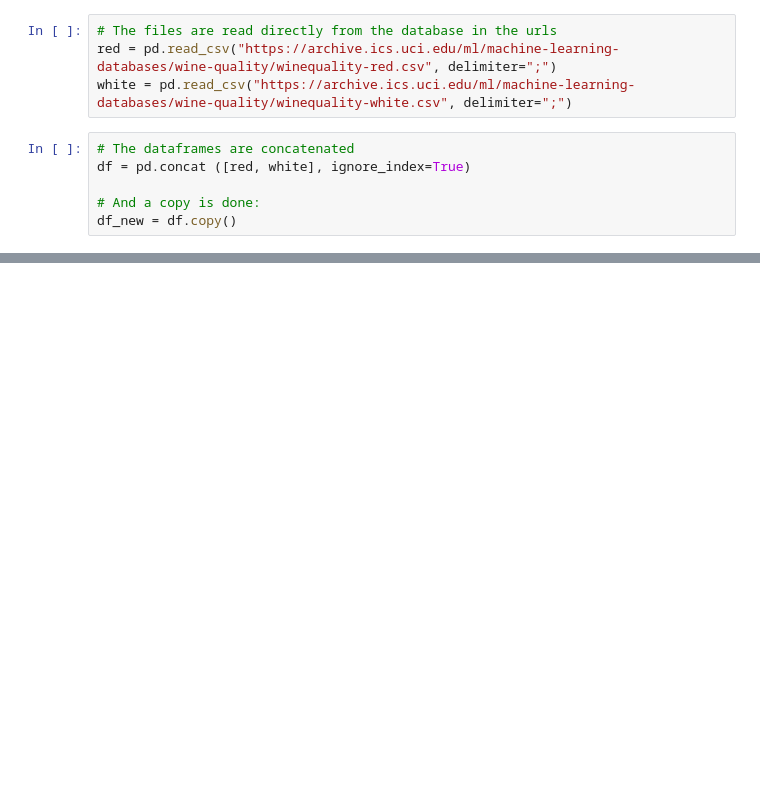
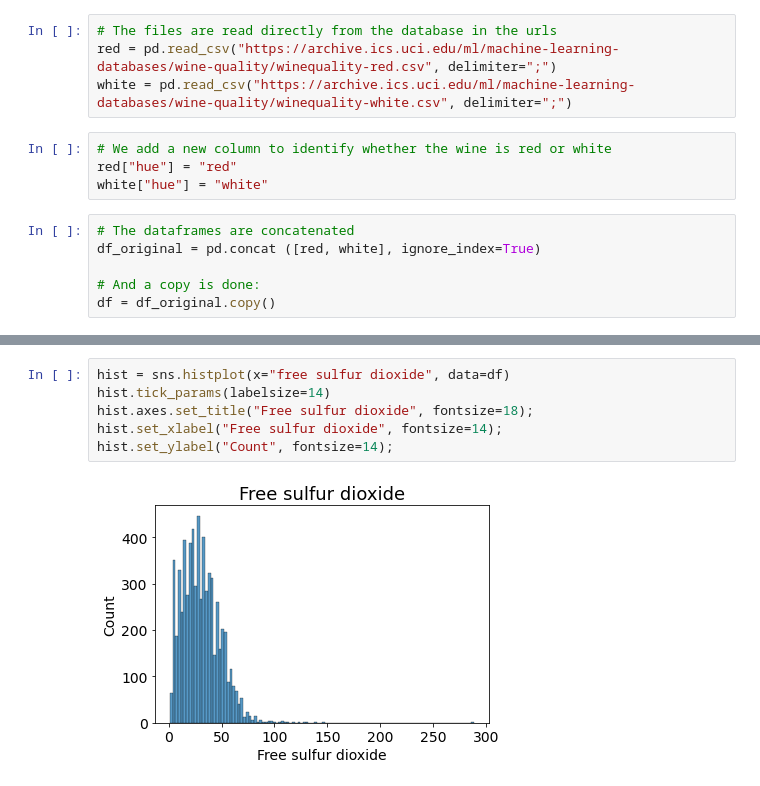
Before and after one commit to Adrieto/DataScience, a Jupyter notebook: Vinos.ipynb, the cells around one changed output, grey strips where cells are left out. Saved outputs shown, nothing was run; the diff lists cells and outputs as text; blank space fills up the shorter version.

```diff
--- a/Vinos.ipynb
+++ b/Vinos.ipynb
@@ -8,9 +9,13 @@ import seaborn as sns
 # The files are read directly from the database in the urls
 red = pd.read_csv("https://archive.ics.uci.edu/ml/machine-learning-databases/wine-quality/winequality-red.csv", delimiter=";")
 white = pd.read_csv("https://archive.ics.uci.edu/ml/machine-learning-databases/wine-quality/winequality-white.csv", delimiter=";")
+# %%
+# We add a new column to identify whether the wine is red or white
+red["hue"] = "red"
+white["hue"] = "white"
 # %%
 # The dataframes are concatenated
-df = pd.concat ([red, white], ignore_index=True)
+df_original = pd.concat ([red, white], ignore_index=True)
 
 # And a copy is done:
-df_new = df.copy()
+df = df_original.copy()
@@ -25,0 +32,8 @@ df_new.head()
+# %%
+hist = sns.histplot(x="free sulfur dioxide", data=df)
+hist.tick_params(labelsize=14)
+hist.axes.set_title("Free sulfur dioxide", fontsize=18);
+hist.set_xlabel("Free sulfur dioxide", fontsize=14);
+hist.set_ylabel("Count", fontsize=14);
+# %% [output]
+[figure, added]
```
Also changed, not shown: parts of 9 cells of this notebook.
